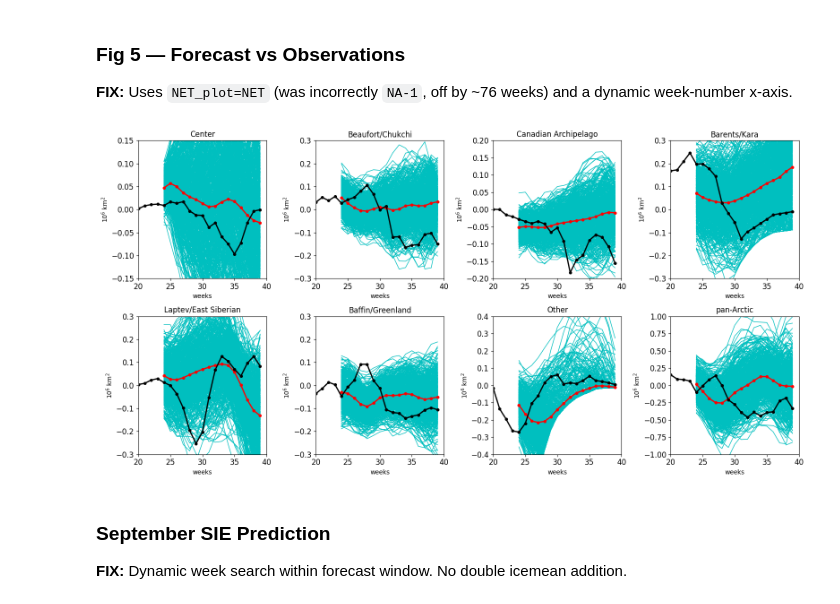
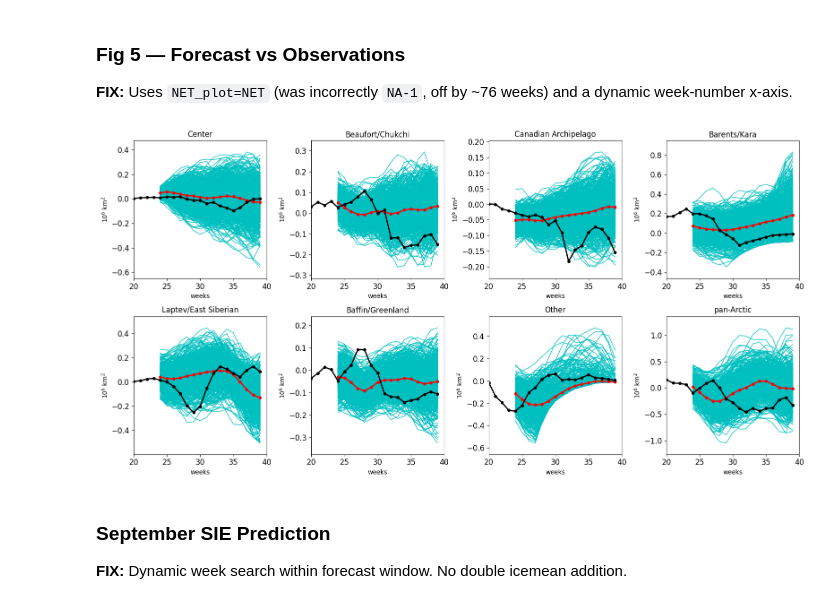
Before and after one commit to euvrain/DAHD4, a Jupyter notebook: runMSLM_ice.ipynb, the cells around one changed output. Cells and saved outputs as stored; diff of their text form; code cells hidden in the pictures.

```diff
--- a/runMSLM_ice.ipynb
+++ b/runMSLM_ice.ipynb
@@ -94,6 +97,21 @@ DD=iceextobs.shape[1]
 # across all 7 regions, vs. 0.0-0.3 (effectively uncorrelated) at 1404.
 OFFSET_2006 = (2006 - first_year) * 52
 print(f"first_year={first_year}, OFFSET_2006={OFFSET_2006} (was hardcoded 1404)")
+
+# FIX (Fig 1 x-axis): the raw daily sheets don't have real measurements all
+# the way to the end of `extent` -- the most recent ~28 weeks (the partial
+# "current year" column, not yet fully reported as of this xlsx snapshot)
+# are entirely NaN in EVERY one of the 14 raw columns, and get filled in by
+# the interp1d(..., fill_value='extrapolate') call above. A straight-line
+# extrapolation over 28 weeks is not real data -- it just looks like one
+# because it's smooth. Track where the real data actually ends so Fig 1
+# (and anything else plotting the "current year" tail) can stop there
+# instead of plotting fabricated weeks as if they were observations.
+last_valid_per_col = [np.where(~np.isnan(extent[:, kk]))[0] for kk in range(14)]
+real_cutoff_extent = min(v[-1] if len(v) else -1 for v in last_valid_per_col)
+REAL_DATA_CUTOFF = real_cutoff_extent - OFFSET_2006  # 0-indexed, in iceextobs terms
+print(f"real_cutoff_extent={real_cutoff_extent}, REAL_DATA_CUTOFF (iceextobs idx)={REAL_DATA_CUTOFF}")
+
 iceextobs=iceextobs[OFFSET_2006:,:]; iceext=iceextobs.copy()
 weeks=np.arange(1,iceext.shape[0]+1); yearst=2006+weeks/52
 print(f"iceextobs shape: {iceextobs.shape}, DD={DD}")
@@ -106,6 +125,15 @@ iceextobs shape: (987, 7), DD=7
 n_hist=728+52*4; n_years=n_hist//52
 iceyear=iceextobs[:n_hist,:].reshape(n_years,52,DD).transpose(1,0,2)
 ice2021=iceextobs[n_hist:,:]; tweek=ice2021.shape[0]
+
+# FIX: `tweek` previously counted ALL rows of ice2021, including the
+# extrapolated tail identified in REAL_DATA_CUTOFF above (weeks that have
+# no real satellite measurement yet). That made the black "current year"
+# line run in a suspiciously straight line all the way to week 40 instead
+# of stopping where real data actually ends (~week 24, in this snapshot).
+tweek_real = REAL_DATA_CUTOFF - n_hist + 1
+tweek = max(0, min(tweek, tweek_real))
+print(f"Fig 1: real (non-extrapolated) current-year weeks = {tweek}")
 
 titles=['Center','Beaufort/Chukchi','Canadian Archipelago',
         'Barents/Kara','Laptev/East Siberian','Baffin/Greenland','Other']
@@ -383,36 +436,46 @@ Post-processing complete. NET_plot=959
 # %%
 mat=scipy.io.loadmat('ROBSF.mat')
 ROBSF=mat['ROBSF'].ravel(); ROBSRF=mat['ROBSRF']
 lmax=RXRC.shape[0]; t_full=yearst_full[:lmax]
 
 forecast_rows=np.arange(NET_plot,NET_plot+LEAD+1)
 forecast_weeks=np.round((t_full[forecast_rows]%1)*52).astype(int)
 obs_rows=np.arange(NET_plot-10,NET_plot+LEAD+1)
 obs_rows=obs_rows[(obs_rows>=0)&(obs_rows<min(len(ROBSRF),lmax))]
 obs_weeks=np.round((t_full[obs_rows]%1)*52).astype(int)
 
 fig,axes=plt.subplots(2,4,figsize=(16,8))
-ylims2=[(-0.15,0.15),(-0.3,0.3),(-0.2,0.2),(-0.3,0.3),(-0.3,0.3),(-0.3,0.3),(-0.4,0.4)]
+# FIX: the previous hardcoded ylims (e.g. Center at +-0.15) were clipping
+# the cyan ensemble spread -- Center's actual forecast range goes out to
+# about +-0.40. Auto-scale each panel to the actual plotted data (ensemble
+# + mean + obs) with a margin, so nothing gets cut off.
 for kk in range(DD):
     ax=axes.flat[kk]
-    ax.plot(forecast_weeks,np.squeeze(RXRC[forecast_rows,kk,:])/1e6,'c-',linewidth=1)
+    ens=np.squeeze(RXRC[forecast_rows,kk,:])/1e6
+    ax.plot(forecast_weeks,ens,'c-',linewidth=1)
     ax.plot(forecast_weeks,RXRMC[forecast_rows,kk]/1e6,'r.-',markersize=8,linewidth=2)
     ax.plot(obs_weeks,ROBSRF[obs_rows,kk]/1e6,'k.-',markersize=8,linewidth=2)
     ax.set_title(titles[kk] if kk<len(titles) else f'Region {kk+1}')
-    if kk<len(ylims2): ax.set_ylim(ylims2[kk])
+    lo=min(ens.min(),ROBSRF[obs_rows,kk].min()/1e6); hi=max(ens.max(),ROBSRF[obs_rows,kk].max()/1e6)
+    pad=(hi-lo)*0.1 if hi>lo else 0.05
+    ax.set_ylim([lo-pad,hi+pad])
     ax.set_xlim([20,40]); ax.set_xticks([20,25,30,35,40])
     ax.set_xlabel('weeks'); ax.set_ylabel('10$^6$ km$^2$'); ax.tick_params(labelsize=12)
 
 ax=axes.flat[7]
-ax.plot(forecast_weeks,RXC[forecast_rows,:]/1e6,'c-',linewidth=1)
+ens_pan=RXC[forecast_rows,:]/1e6
+ax.plot(forecast_weeks,ens_pan,'c-',linewidth=1)
 ax.plot(forecast_weeks,RXMC[forecast_rows]/1e6,'r.-',markersize=8,linewidth=2)
 ax.plot(obs_weeks,ROBSF[obs_rows]/1e6,'k.-',markersize=8,linewidth=2)
-ax.set_title('pan-Arctic'); ax.set_ylim([-1,1])
+ax.set_title('pan-Arctic')
+lo=min(ens_pan.min(),ROBSF[obs_rows].min()/1e6); hi=max(ens_pan.max(),ROBSF[obs_rows].max()/1e6)
+pad=(hi-lo)*0.1 if hi>lo else 0.05
+ax.set_ylim([lo-pad,hi+pad])
 ax.set_xlim([20,40]); ax.set_xticks([20,25,30,35,40])
 ax.set_xlabel('weeks'); ax.set_ylabel('10$^6$ km$^2$'); ax.tick_params(labelsize=12)
 plt.tight_layout(); plt.show()
 # %% [output]
-[figure, old version]
+[figure, new version]
 # %% [markdown]
 ### September SIE Prediction
 
```
Also changed, not shown: parts of 6 cells of this notebook.
